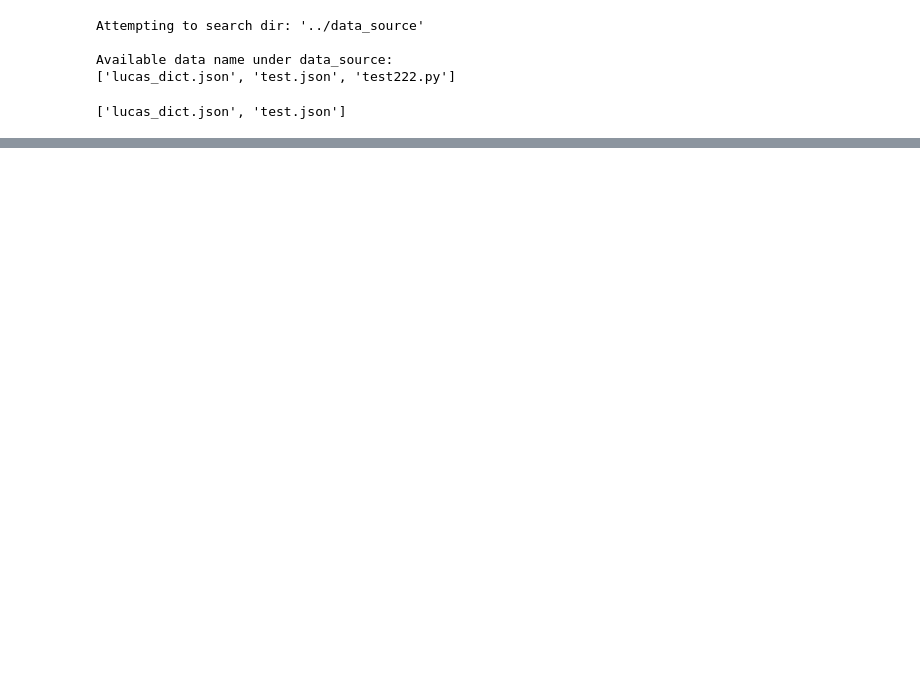
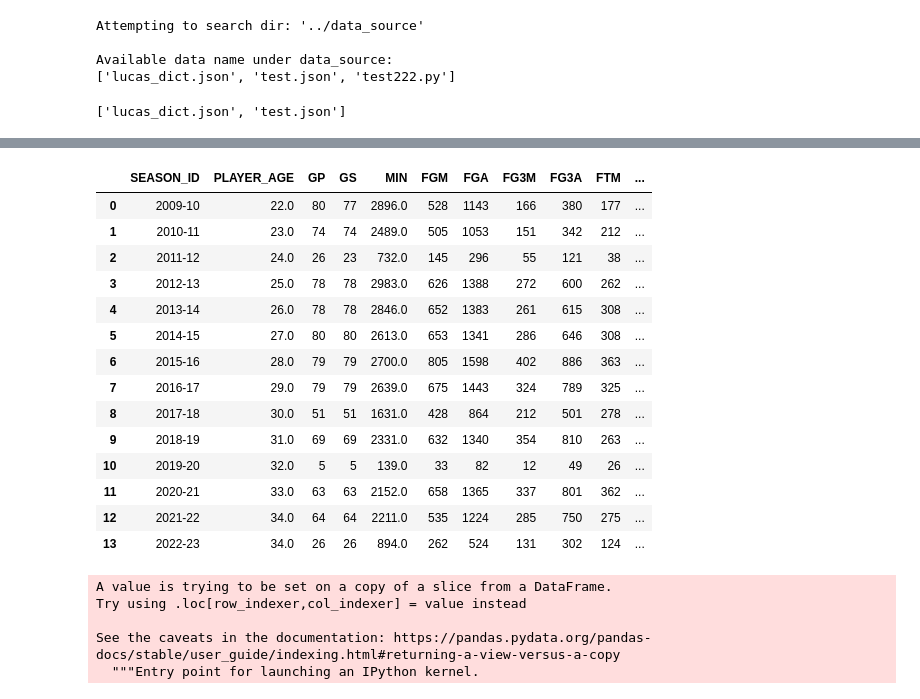
Before and after one commit to botanist420/game-theory, a Jupyter notebook: ds_lucas/lucas_lab.ipynb, the cells around one changed output, grey strips where cells are left out. Saved outputs shown, nothing was run; the diff lists cells and outputs as text; code cells hidden in the pictures; blank space fills up the shorter version.

```diff
--- a/ds_lucas/lucas_lab.ipynb
+++ b/ds_lucas/lucas_lab.ipynb
@@ -38,0 +99,7 @@ str_length = len(suffix_list[0])
+# %%
+# Challenge: find Curry id
+from nba_api.stats.static import players
+# get_players returns a list of dictionaries, each representing a player.
+nba_players = players.get_players()
+print('Number of players fetched: {}'.format(len(nba_players)))
+nba_players[:5]
@@ -38,0 +125,7 @@ str_length = len(suffix_list[0])
+# %%
+nba_players_active = [player for player in nba_players if player.get("is_active") == True]
+# %%
+curry_info = [i for i in nba_players_active if i.get("full_name") == "Stephen Curry"]
+curry_id = curry_info[0].get("id")
+print(curry_id)
+print(type(curry_id))
@@ -38,0 +135,6 @@ str_length = len(suffix_list[0])
+# %%
+# Curry career data
+career = playercareerstats.PlayerCareerStats(player_id=curry_id)
+df_raw = career.get_data_frames()[0]
+print(df_raw.columns)
+df_raw.head()
@@ -38,0 +154,29 @@ str_length = len(suffix_list[0])
+# %%
+df_clean = df_raw[['SEASON_ID', 'PLAYER_AGE', 'GP', 'GS', 'MIN', 'FGM', 'FGA', 'FG3M', 'FG3A',
+                   'FTM', 'FTA', 'OREB', 'DREB', 'AST', 'STL',
+                   'BLK', 'TOV', 'PTS']]
+display(df_clean)
+# %% [output]
+|  | SEASON_ID | PLAYER_AGE | GP | GS | MIN | FGM | FGA | FG3M | FG3A | FTM | ... |
+| 0 | 2009-10 | 22.0 | 80 | 77 | 2896.0 | 528 | 1143 | 166 | 380 | 177 | ... |
+| 1 | 2010-11 | 23.0 | 74 | 74 | 2489.0 | 505 | 1053 | 151 | 342 | 212 | ... |
+| 2 | 2011-12 | 24.0 | 26 | 23 | 732.0 | 145 | 296 | 55 | 121 | 38 | ... |
+| 3 | 2012-13 | 25.0 | 78 | 78 | 2983.0 | 626 | 1388 | 272 | 600 | 262 | ... |
+| 4 | 2013-14 | 26.0 | 78 | 78 | 2846.0 | 652 | 1383 | 261 | 615 | 308 | ... |
+| 5 | 2014-15 | 27.0 | 80 | 80 | 2613.0 | 653 | 1341 | 286 | 646 | 308 | ... |
+| 6 | 2015-16 | 28.0 | 79 | 79 | 2700.0 | 805 | 1598 | 402 | 886 | 363 | ... |
+| 7 | 2016-17 | 29.0 | 79 | 79 | 2639.0 | 675 | 1443 | 324 | 789 | 325 | ... |
+| 8 | 2017-18 | 30.0 | 51 | 51 | 1631.0 | 428 | 864 | 212 | 501 | 278 | ... |
+| 9 | 2018-19 | 31.0 | 69 | 69 | 2331.0 | 632 | 1340 | 354 | 810 | 263 | ... |
+| 10 | 2019-20 | 32.0 | 5 | 5 | 139.0 | 33 | 82 | 12 | 49 | 26 | ... |
+| 11 | 2020-21 | 33.0 | 63 | 63 | 2152.0 | 658 | 1365 | 337 | 801 | 362 | ... |
+| 12 | 2021-22 | 34.0 | 64 | 64 | 2211.0 | 535 | 1224 | 285 | 750 | 275 | ... |
+| 13 | 2022-23 | 34.0 | 26 | 26 | 894.0 | 262 | 524 | 131 | 302 | 124 | ... |
+# %%
+df_clean["fg3_pct"] = df_clean.FG3M / df_clean.FG3A
+# %% [output]
+A value is trying to be set on a copy of a slice from a DataFrame.
+Try using .loc[row_indexer,col_indexer] = value instead
+
+See the caveats in the documentation: https://pandas.pydata.org/pandas-docs/stable/user_guide/indexing.html#returning-a-view-versus-a-copy
+  """Entry point for launching an IPython kernel.
```
Also changed, not shown: parts of 10 cells of this notebook, 1 other file.
